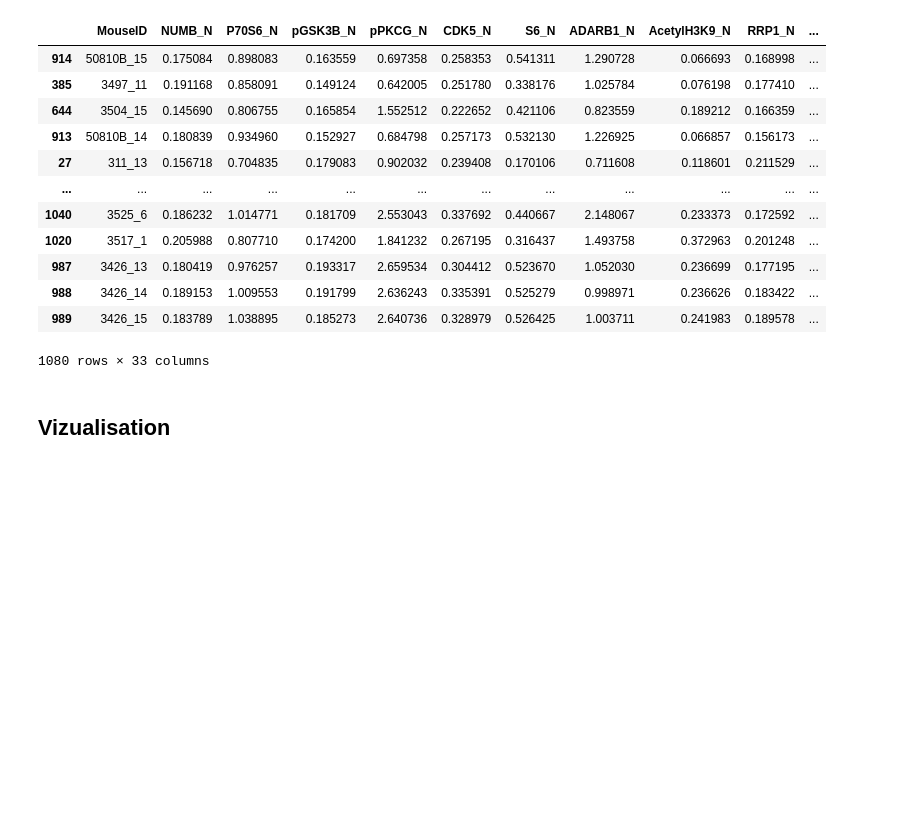
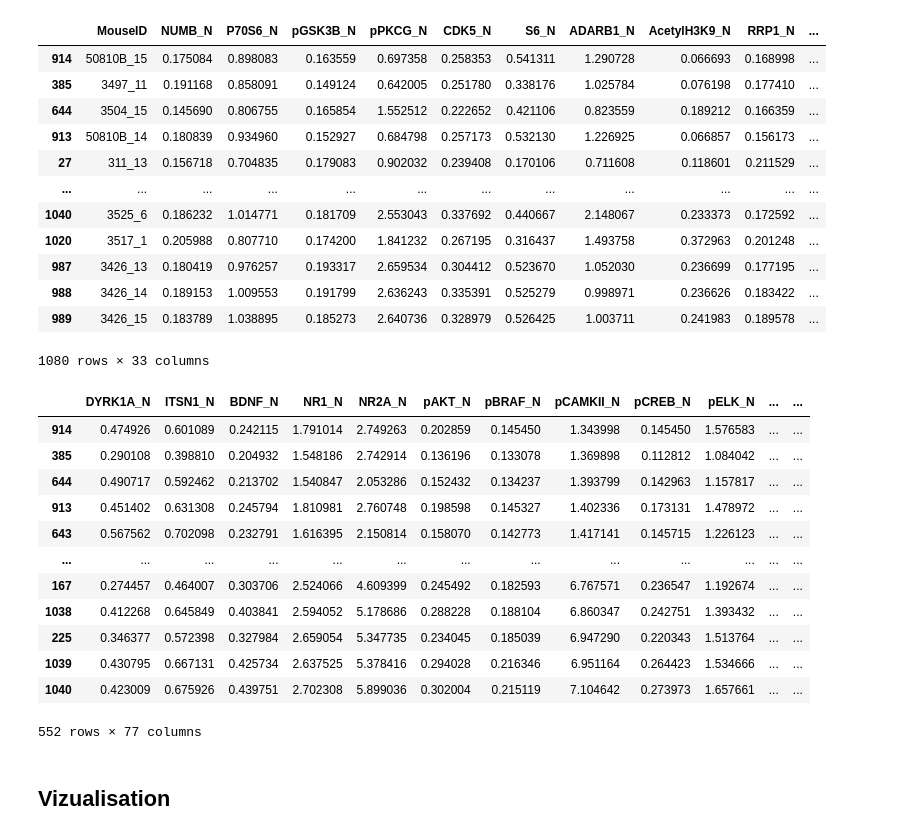
Before and after one commit to Cypriendtr/Brainhack_Marseille_2024_Hands_on_python_tutorial, a Jupyter notebook: Alexandre/3_pandas_and_matplotlib.ipynb, the cells around one changed output. Saved outputs shown, nothing was run; the diff lists cells and outputs as text; code cells hidden in the pictures; blank space fills up the shorter version.

```diff
--- a/Alexandre/3_pandas_and_matplotlib.ipynb
+++ b/Alexandre/3_pandas_and_matplotlib.ipynb
@@ -446,6 +482,24 @@ df.loc[:,df.isna().sum(axis=0) == 0]
 | 988 | 3426_14 | 0.189153 | 1.009553 | 0.191799 | 2.636243 | 0.335391 | 0.525279 | 0.998971 | 0.236626 | 0.183422 | ... |
 | 989 | 3426_15 | 0.183789 | 1.038895 | 0.185273 | 2.640736 | 0.328979 | 0.526425 | 1.003711 | 0.241983 | 0.189578 | ... |
 1080 rows × 33 columns
+# %%
+# we can combine 2 condition (1 on indexs and 1 one on columns)
+df_f = df.loc[df.isna().sum(axis=1) == 0,df.dtypes == "float64"]
+display(df_f)
+# %% [output]
+|  | DYRK1A_N | ITSN1_N | BDNF_N | NR1_N | NR2A_N | pAKT_N | pBRAF_N | pCAMKII_N | pCREB_N | pELK_N | ... | ... |
+| 914 | 0.474926 | 0.601089 | 0.242115 | 1.791014 | 2.749263 | 0.202859 | 0.145450 | 1.343998 | 0.145450 | 1.576583 | ... | ... |
+| 385 | 0.290108 | 0.398810 | 0.204932 | 1.548186 | 2.742914 | 0.136196 | 0.133078 | 1.369898 | 0.112812 | 1.084042 | ... | ... |
+| 644 | 0.490717 | 0.592462 | 0.213702 | 1.540847 | 2.053286 | 0.152432 | 0.134237 | 1.393799 | 0.142963 | 1.157817 | ... | ... |
+| 913 | 0.451402 | 0.631308 | 0.245794 | 1.810981 | 2.760748 | 0.198598 | 0.145327 | 1.402336 | 0.173131 | 1.478972 | ... | ... |
+| 643 | 0.567562 | 0.702098 | 0.232791 | 1.616395 | 2.150814 | 0.158070 | 0.142773 | 1.417141 | 0.145715 | 1.226123 | ... | ... |
+| ... | ... | ... | ... | ... | ... | ... | ... | ... | ... | ... | ... | ... |
+| 167 | 0.274457 | 0.464007 | 0.303706 | 2.524066 | 4.609399 | 0.245492 | 0.182593 | 6.767571 | 0.236547 | 1.192674 | ... | ... |
+| 1038 | 0.412268 | 0.645849 | 0.403841 | 2.594052 | 5.178686 | 0.288228 | 0.188104 | 6.860347 | 0.242751 | 1.393432 | ... | ... |
+| 225 | 0.346377 | 0.572398 | 0.327984 | 2.659054 | 5.347735 | 0.234045 | 0.185039 | 6.947290 | 0.220343 | 1.513764 | ... | ... |
+| 1039 | 0.430795 | 0.667131 | 0.425734 | 2.637525 | 5.378416 | 0.294028 | 0.216346 | 6.951164 | 0.264423 | 1.534666 | ... | ... |
+| 1040 | 0.423009 | 0.675926 | 0.439751 | 2.702308 | 5.899036 | 0.302004 | 0.215119 | 7.104642 | 0.273973 | 1.657661 | ... | ... |
+552 rows × 77 columns
 # %% [markdown]
 ## Vizualisation
 # %%
```
Also changed, not shown: parts of 10 cells of this notebook, 2 other files.
